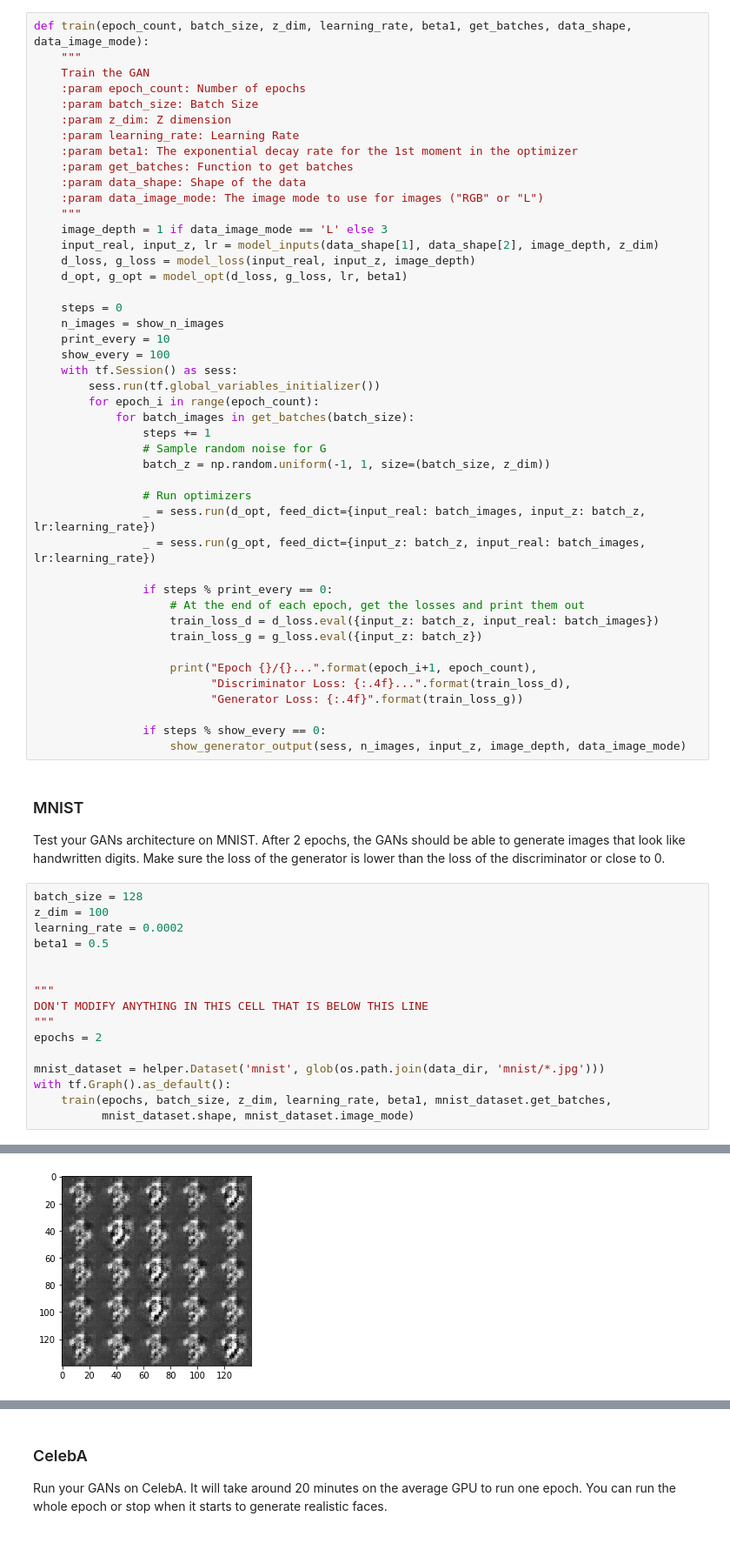
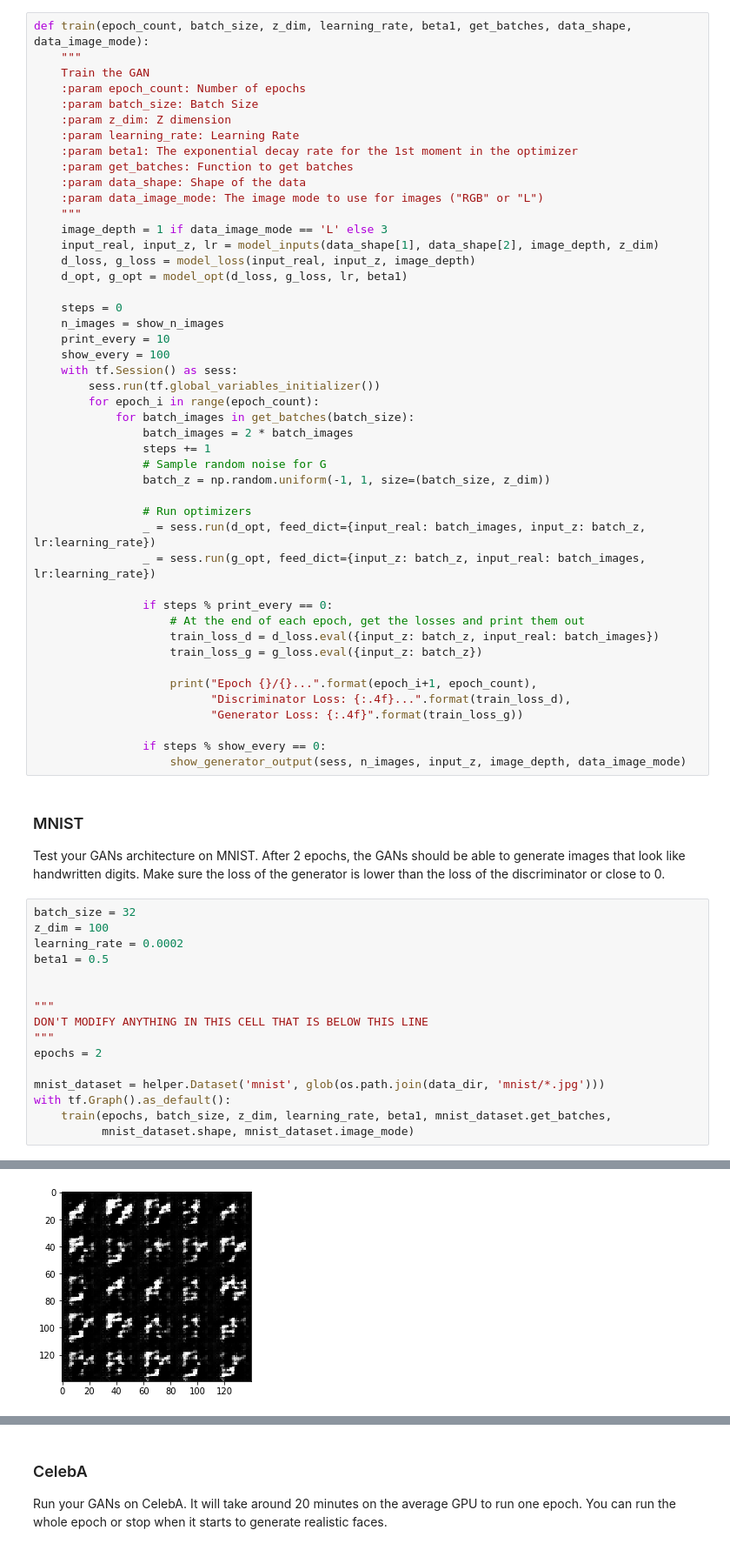
Before and after one commit to ByzenMa/DL, a Jupyter notebook: nd101_dl/face_generation/dlnd_face_generation.ipynb, the cells around one changed output, grey strips where cells are left out. Shown at 87% size. Saved outputs shown, nothing was run; the diff lists cells and outputs as text.

```diff
--- a/nd101_dl/face_generation/dlnd_face_generation.ipynb
+++ b/nd101_dl/face_generation/dlnd_face_generation.ipynb
@@ -343,6 +343,7 @@ def train(epoch_count, batch_size, z_dim, learning_rate, beta1, get_batches, dat
         sess.run(tf.global_variables_initializer())
         for epoch_i in range(epoch_count):
             for batch_images in get_batches(batch_size):
+                batch_images = 2 * batch_images
                 steps += 1
                 # Sample random noise for G
                 batch_z = np.random.uniform(-1, 1, size=(batch_size, z_dim))
@@ -366,7 +367,7 @@ def train(epoch_count, batch_size, z_dim, learning_rate, beta1, get_batches, dat
 ### MNIST
 Test your GANs architecture on MNIST.  After 2 epochs, the GANs should be able to generate images that look like handwritten digits.  Make sure the loss of the generator is lower than the loss of the discriminator or close to 0.
 # %%
-batch_size = 128
+batch_size = 32
 z_dim = 100
 learning_rate = 0.0002
 beta1 = 0.5
@@ -450 +451 @@ Epoch 2/2... Discriminator Loss: 0.2773... Generator Loss: 2.3369
-[figure, old version]
+[figure, new version]
```
Also changed, not shown: parts of 2 cells of this notebook, 2 other files.
